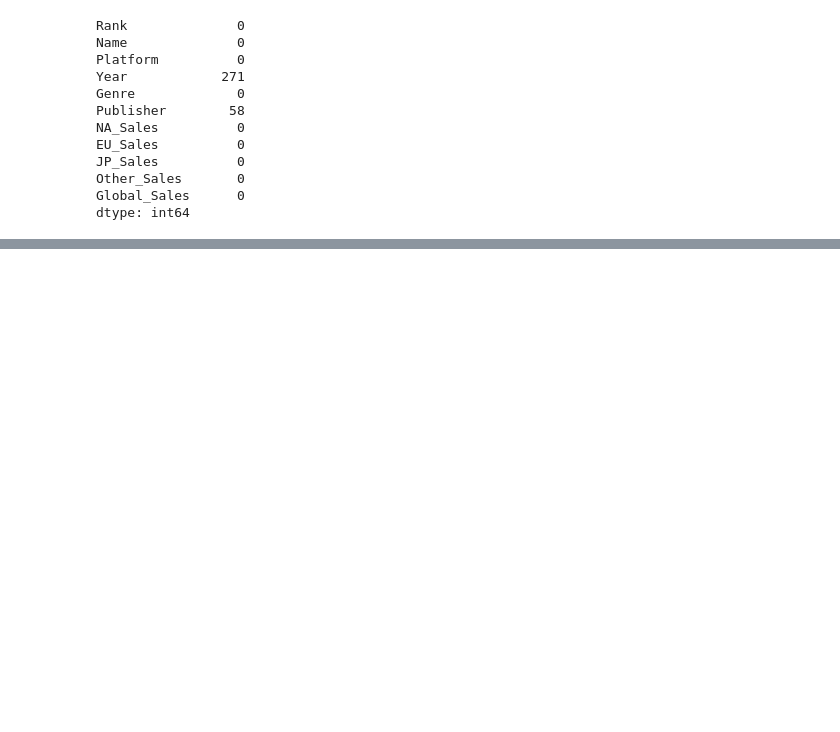
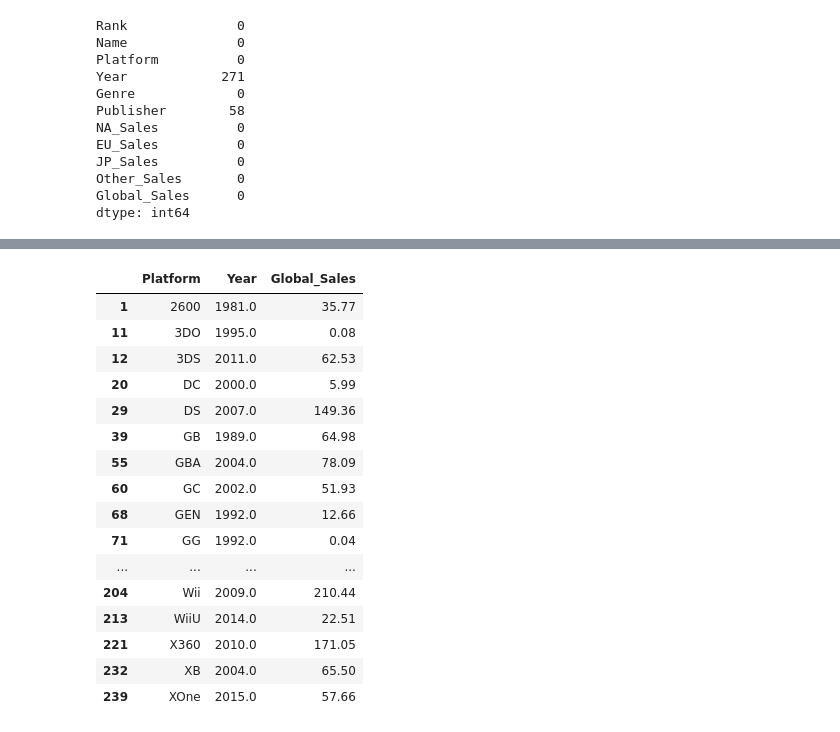
Before and after one commit to cafesmire/notebooks, a Jupyter notebook: video_game_sales/videogame_eda.ipynb, the cells around one changed output, grey strips where cells are left out. Saved outputs shown, nothing was run; the diff lists cells and outputs as text; code cells hidden in the pictures; blank space fills up the shorter version.

```diff
--- a/video_game_sales/videogame_eda.ipynb
+++ b/video_game_sales/videogame_eda.ipynb
@@ -61,0 +93,3 @@ df.head()
+# %%
+platform_pub_sales = df.groupby(['Platform', 'Publisher'])['Global_Sales'].agg('sum').reset_index()
+platform_pub_sales
@@ -61,0 +110,6 @@ df.head()
+# %%
+max_publisher = platform_pub_sales.loc[platform_pub_sales.groupby('Platform')['Global_Sales'].idxmax()]
+dominant = max_publisher[['Platform', 'Publisher']]
+# %%
+df = df.merge(dominant, on='Platform', how='left', suffixes=('', '_dominant'))
+df.head()
@@ -61,0 +123,3 @@ df.head()
+# %%
+df['is_dominant_publisher'] = df['Publisher'] == df['Publisher_dominant']
+df.head()
@@ -61,0 +133,23 @@ df.head()
+# %%
+#Year each platform had highest total global_sales
+platform_yearly_total = df.groupby(['Platform', 'Year'])['Global_Sales'].agg('sum').reset_index()
+platform_max_year = platform_yearly_total.loc[platform_yearly_total.groupby('Platform')['Global_Sales'].idxmax()]
+platform_max_year
+# %% [output]
+|  | Platform | Year | Global_Sales |
+| 1 | 2600 | 1981.0 | 35.77 |
+| 11 | 3DO | 1995.0 | 0.08 |
+| 12 | 3DS | 2011.0 | 62.53 |
+| 20 | DC | 2000.0 | 5.99 |
+| 29 | DS | 2007.0 | 149.36 |
+| 39 | GB | 1989.0 | 64.98 |
+| 55 | GBA | 2004.0 | 78.09 |
+| 60 | GC | 2002.0 | 51.93 |
+| 68 | GEN | 1992.0 | 12.66 |
+| 71 | GG | 1992.0 | 0.04 |
+| ... | ... | ... | ... |
+| 204 | Wii | 2009.0 | 210.44 |
+| 213 | WiiU | 2014.0 | 22.51 |
+| 221 | X360 | 2010.0 | 171.05 |
+| 232 | XB | 2004.0 | 65.50 |
+| 239 | XOne | 2015.0 | 57.66 |
```
Also changed, not shown: parts of 6 cells of this notebook.
